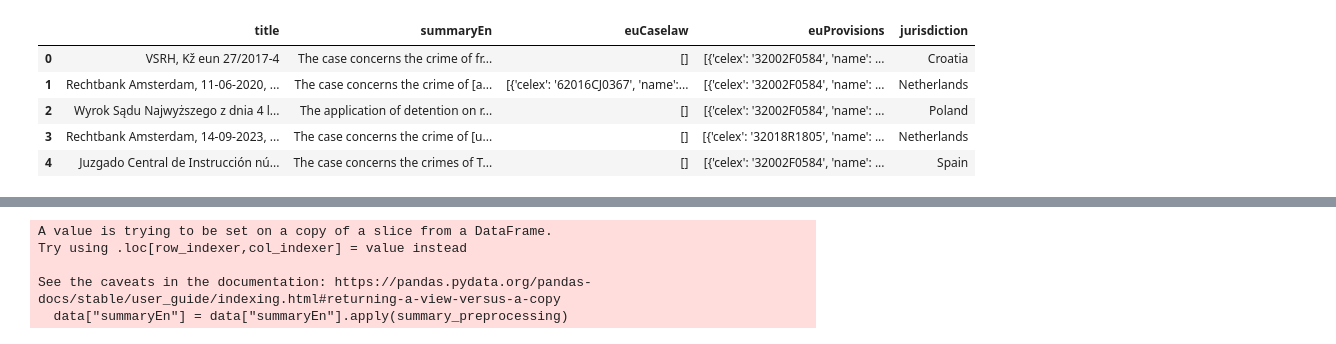
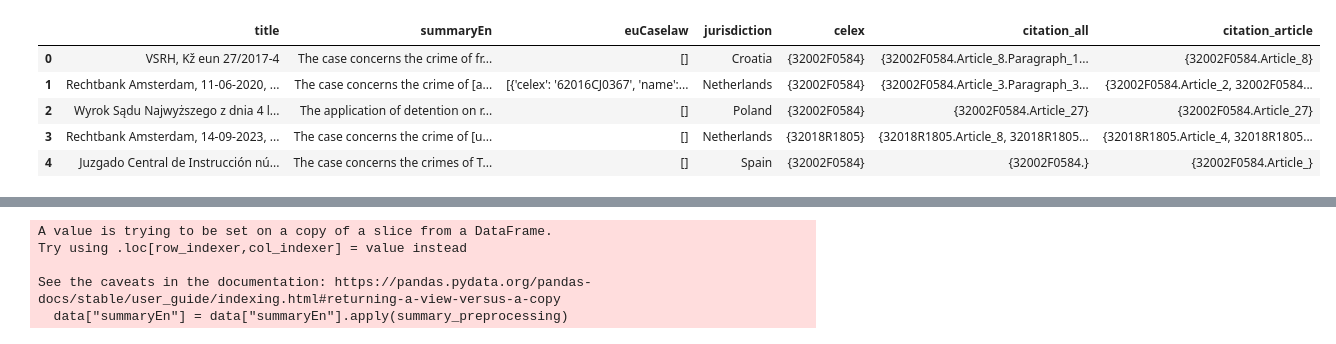
Before and after one commit to Tron404/FACILEX_prototyping_EK, a Jupyter notebook: caselaw_retrieval/embedding_summary_eng.ipynb, the cells around one changed output, grey strips where cells are left out. Saved outputs shown, nothing was run; the diff lists cells and outputs as text; code cells hidden in the pictures.

```diff
--- a/caselaw_retrieval/embedding.ipynb
+++ b/caselaw_retrieval/embedding_summary_eng.ipynb
@@ -1,37 +1,53 @@
 # %%
 import json
 import os
 import pandas as pd
+import numpy as np
 import re
 
 path_data = "../data/caselaw_data/"
 
 main_attributes = json.load(open(path_data + "2301.json", "rb"))
 os.mkdir("../data/caselaw_emb/") if "caselaw_emb" not in os.listdir("../data/") else 1
 
 data = {key: [] for key in main_attributes}
 
 for case in os.listdir(path_data):
     file = json.load(open(path_data + case, "rb"))
     for attribute in data.keys():
         data[attribute].append(file[attribute])
 
 df = pd.DataFrame(data)
-df["jurisdiction"] = df["jurisdiction"].apply(lambda x: x["label"])
+# select only relevant data and drop any data points that have no EU provisions mentioned
 relevant_cols = ["title", "summaryEn", "euCaselaw", "euProvisions", "jurisdiction"]
 df = df[relevant_cols]
 df = df[(df["euProvisions"].str.len() > 0)]
 df = df.reset_index(drop = True)
+
+def get_citation_to_eu_instrument(item):
+    return item["celex"] + "." + ".".join([mention["label"] + "_" + mention["value"] for mention in item["itemsBase"] if mention["value"] != ""])
+
+# denest the jurisdiction, CELEX, and EU citations
+df["jurisdiction"] = df["jurisdiction"].apply(lambda x: x["label"])
+df["celex"] = df["euProvisions"].apply(lambda x: set([citation["celex"] for citation in x]))
+df["citation_all"] = df["euProvisions"].apply(lambda x: set([get_citation_to_eu_instrument(citation) for citation in x]))
+df["citation_article"] = df["euProvisions"].apply(lambda x: set([f"{citation['celex']}.{citation['itemsBase'][0]['label']}_{citation['itemsBase'][0]['value']}" for citation in x]))
+
+# drop EU provisions, as all information was extracted from it
+df = df.drop(["euProvisions"], axis = 1)
+
+# sanitise summaries
+df["summaryEn"] = df["summaryEn"].apply(lambda x: re.sub(r"(?:https://)?www.[^\s<]+", "", x)) # remove any potential links
 df["summaryEn"] = df["summaryEn"].apply(lambda x: re.sub(r"<.*?>", "", x)) # remove html elements
 df["summaryEn"] = df["summaryEn"].apply(lambda x: re.sub(r"&nbsp;", "", x)) # remove html elements
 df.head()
 # %% [output]
-|  | title | summaryEn | euCaselaw | euProvisions | jurisdiction |
-| 0 | VSRH, Kž eun 27/2017-4 | The case concerns the crime of fr... | [] | [{'celex': '32002F0584', 'name': ... | Croatia |
-| 1 | Rechtbank Amsterdam, 11-06-2020, ... | The case concerns the crime of [a... | [{'celex': '62016CJ0367', 'name':... | [{'celex': '32002F0584', 'name': ... | Netherlands |
-| 2 | Wyrok Sądu Najwyższego z dnia 4 l... | The application of detention on r... | [] | [{'celex': '32002F0584', 'name': ... | Poland |
-| 3 | Rechtbank Amsterdam, 14-09-2023, ... | The case concerns the crime of [u... | [] | [{'celex': '32018R1805', 'name': ... | Netherlands |
-| 4 | Juzgado Central de Instrucción nú... | The case concerns the crimes of T... | [] | [{'celex': '32002F0584', 'name': ... | Spain |
+|  | title | summaryEn | euCaselaw | jurisdiction | celex | citation_all | citation_article |
+| 0 | VSRH, Kž eun 27/2017-4 | The case concerns the crime of fr... | [] | Croatia | {32002F0584} | {32002F0584.Article_8.Paragraph_1... | {32002F0584.Article_8} |
+| 1 | Rechtbank Amsterdam, 11-06-2020, ... | The case concerns the crime of [a... | [{'celex': '62016CJ0367', 'name':... | Netherlands | {32002F0584} | {32002F0584.Article_3.Paragraph_3... | {32002F0584.Article_2, 32002F0584... |
+| 2 | Wyrok Sądu Najwyższego z dnia 4 l... | The application of detention on r... | [] | Poland | {32002F0584} | {32002F0584.Article_27} | {32002F0584.Article_27} |
+| 3 | Rechtbank Amsterdam, 14-09-2023, ... | The case concerns the crime of [u... | [] | Netherlands | {32018R1805} | {32018R1805.Article_8, 32018R1805... | {32018R1805.Article_4, 32018R1805... |
+| 4 | Juzgado Central de Instrucción nú... | The case concerns the crimes of T... | [] | Spain | {32002F0584} | {32002F0584.} | {32002F0584.Article_} |
 # %%
 import numpy as np
 import torch
```
Also changed, not shown: parts of 2 cells of this notebook, 10 other files.
